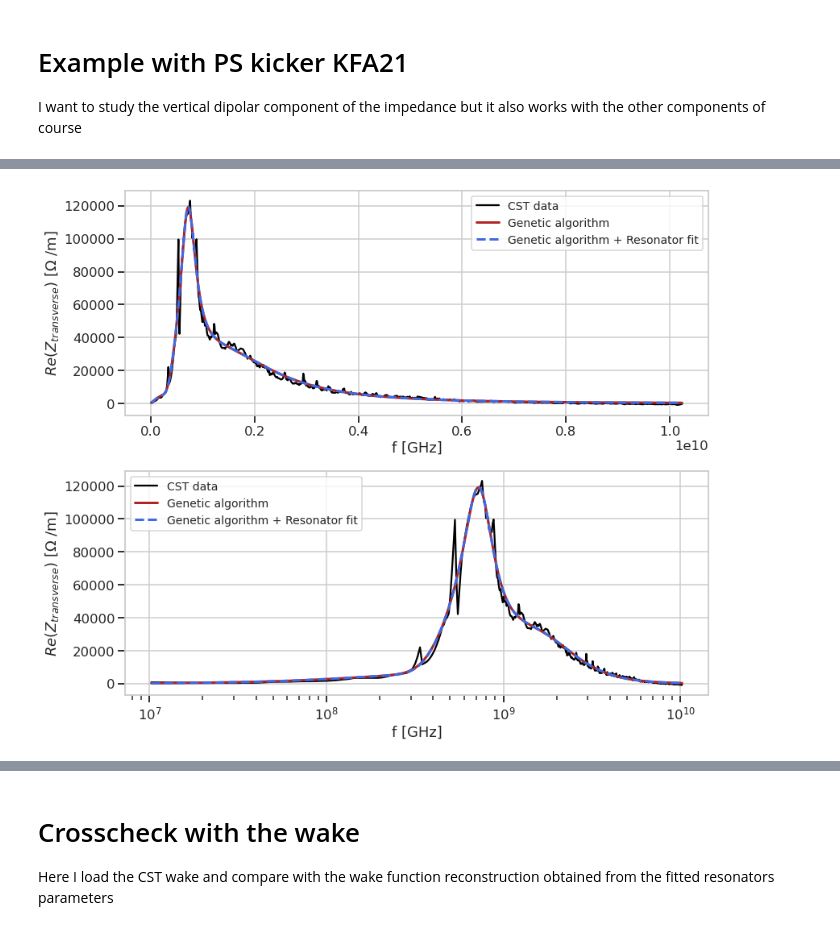
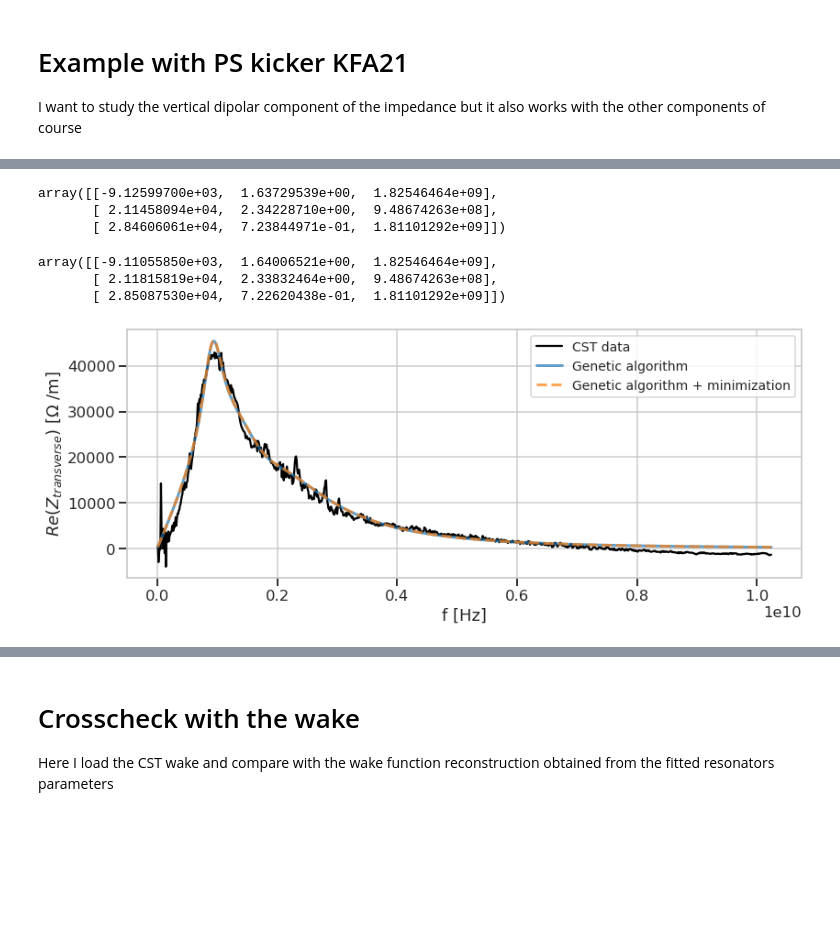
Before and after one commit to SebastienJoly/GARFIELD, a Jupyter notebook: Final_version.ipynb, the cells around one changed output, grey strips where cells are left out. Cells and saved outputs as stored; diff of their text form; code cells hidden in the pictures; blank space fills up the shorter version.

```diff
--- a/Final_version.ipynb
+++ b/Final_version.ipynb
@@ -5,11 +5,14 @@ import sys,os
 import numpy as np
 import matplotlib.pyplot as plt
 import seaborn as sns
+sns.set_context('poster')
 import pandas as pd
+from scipy.constants import c
 from scipy.optimize import curve_fit, minimize, differential_evolution
 from Genetic_algorithm import generate_Initial_Parameters
 from Minimization_functions import *
 from Resonator_formula import *
+from framework import GeneticAlgorithm
 import warnings
 import time as ti
 from functools import partial
@@ -92,0 +53,11 @@ Elapsed time for curve fit algorithm=0.18 s
+# %%
+GA_model = GeneticAlgorithm(frequency_data, impedance_data,
+                        t_array, Wt_array,
+                        N_resonators=Nres, parameterBounds=parameterBounds,
+                        minimizationFunction=sumOfSquaredError, fitFunction=n_Resonator_transverse_imp)
+GA_model.check_impedance_data()
+# %%
+%%time
+GA_model.run_geneticAlgorithm(maxiter=3000, popsize=100, tol=0.01,
+                              mutation=(0.1, 0.6), crossover_rate=0.8,
+                              debug=True)
@@ -92,0 +77,3 @@ Elapsed time for curve fit algorithm=0.18 s
+# %%
+%%time
+GA_model.run_minimizationAlgorithm(margin=0.5)
@@ -93,35 +84,38 @@ Elapsed time for curve fit algorithm=0.18 s
+# %%
+GA_model.geneticParameters.reshape(-1, 3)
+# %% [output]
+array([[-9.12599700e+03,  1.63729539e+00,  1.82546464e+09],
+       [ 2.11458094e+04,  2.34228710e+00,  9.48674263e+08],
+       [ 2.84606061e+04,  7.23844971e-01,  1.81101292e+09]])
+# %%
+GA_model.minimizationParameters.reshape(-1, 3)
+# %% [output]
+array([[-9.11055850e+03,  1.64006521e+00,  1.82546464e+09],
+       [ 2.11815819e+04,  2.33832464e+00,  9.48674263e+08],
+       [ 2.85087530e+04,  7.22620438e-01,  1.81101292e+09]])
 # %%
 #Plot real part of impedance
 sns.set_style(style="whitegrid", rc={"xtick.bottom" : True, "ytick.left" : True})
 sns.set_context('talk')
 
-fig, [ax0, ax1] = plt.subplots(2, 1, figsize=(12,10))
+fig, ax0 = plt.subplots(1, 1, figsize=(12,5))
 
-ax0.plot(frequency_data, impedance_data.real, "black", label='CST data')
-ax0.plot(frequency_data, n_Resonator_transverse_real(frequency_data, *initialParameters),
-         lw = 3, color='firebrick', label='Genetic algorithm')
-ax0.plot(frequency_data, n_Resonator_transverse_real(frequency_data, *pars), 'royalblue',
-         lw = 3, linestyle='--', label='Genetic algorithm + Resonator fit')
+ax0.plot(GA_model.frequency_data, GA_model.impedance_data.real, "black", label='CST data')
+try:
+    ax0.plot(GA_model.frequency_data, GA_model.fitFunction(GA_model.frequency_data, dict(enumerate(GA_model.geneticParameters.reshape(-1, 3)))).real,
+             lw = 3, label='Genetic algorithm', alpha=0.7)
+except:
+    pass
+ax0.plot(GA_model.frequency_data, GA_model.fitFunction(GA_model.frequency_data, dict(enumerate(GA_model.minimizationParameters.reshape(-1, 3)))).real,
+         lw = 3, linestyle='--', label='Genetic algorithm + minimization', alpha=0.7)
 
+#ax0.set_xlim(0.682e9, 0.692e9)
+#ax0.set_xlim(1.2e9, 1.27e9)
 
-ax1.plot(frequency_data, impedance_data.real, "black", label='CST data')
-ax1.plot(frequency_data, n_Resonator_transverse_real(frequency_data, *initialParameters),
-         lw = 3, color='firebrick', label='Genetic algorithm')
-ax1.plot(frequency_data, n_Resonator_transverse_real(frequency_data, *pars), 'royalblue',
-         lw = 3, linestyle='--', label='Genetic algorithm + Resonator fit')
-
-
-ax1.set_xscale('log')
-
-ax0.set_xlabel('f [GHz]')
-ax1.set_xlabel('f [GHz]')
-
+ax0.set_xlabel('f [Hz]')
 ax0.set_ylabel('$Re(Z_{transverse})$ [$\Omega$ /m]')
-ax1.set_ylabel('$Re(Z_{transverse})$ [$\Omega$ /m]')
-
 ax0.legend(loc='best', fontsize=14)
-ax1.legend(loc='best', fontsize=14)
 
 fig.tight_layout()
 # %% [output]
-[figure, old version]
+[figure, new version]
```
Also changed, not shown: parts of 9 cells of this notebook, 2 other files.
